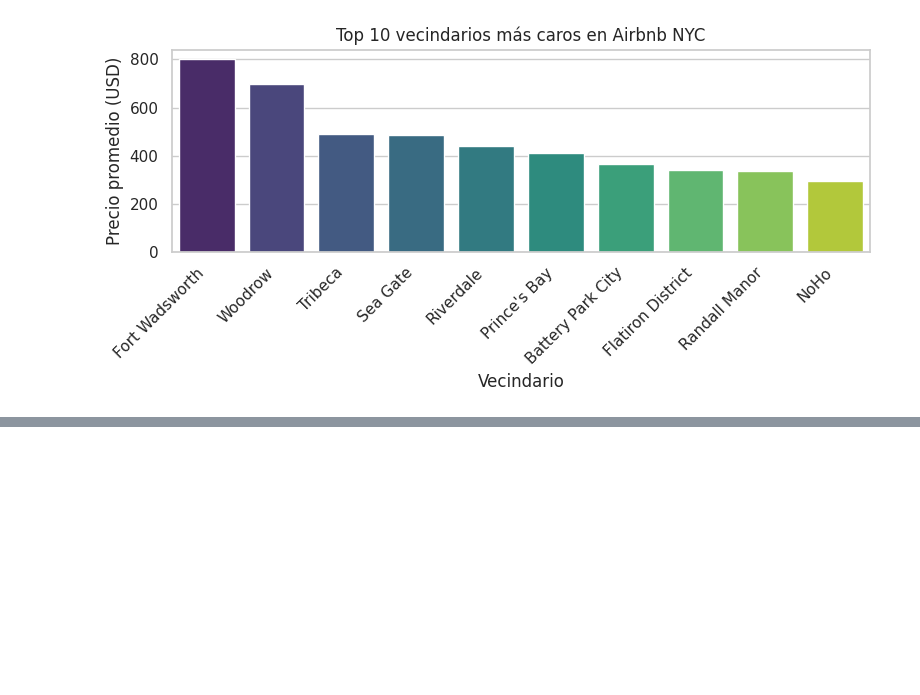
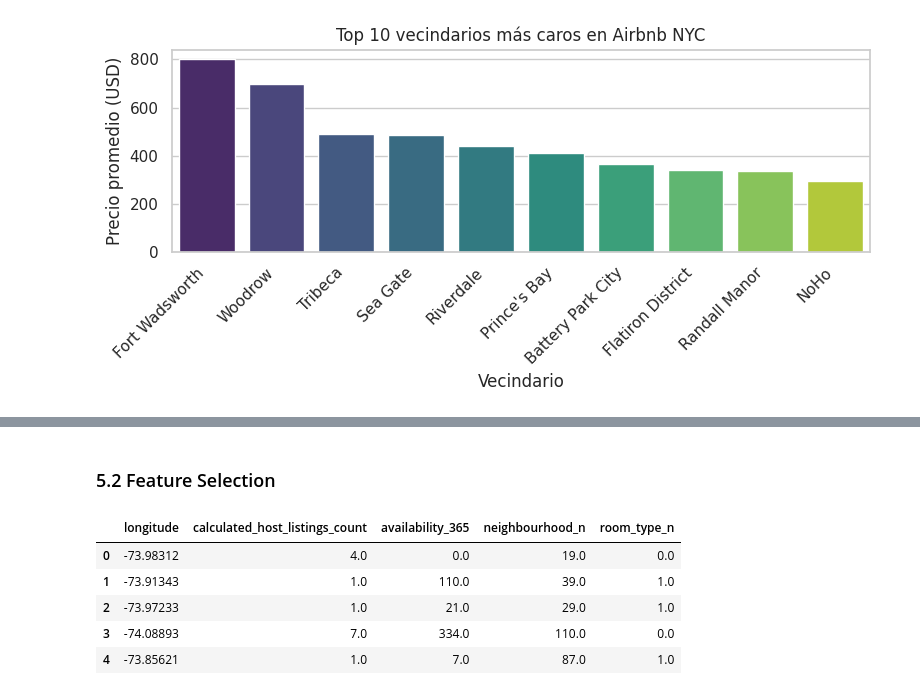
Before and after one commit to 4GeeksAcademy/carlos-gondelles-exploratory-data-analysis-project-machine-learning-python, a Jupyter notebook: src/explore.ipynb, the cells around one changed output, grey strips where cells are left out. Cells and saved outputs as stored; diff of their text form; code cells hidden in the pictures; blank space fills up the shorter version.

Commit message:
carlos-gondelles-exploratory-data-analysis-project-machine-learning-python

```diff
--- a/src/explore.ipynb
+++ b/src/explore.ipynb
@@ -531 +487,15 @@ plt.show()
+# %%
+lista_a_factorizar = ['neighbourhood_group', 'neighbourhood', 'room_type']
+
+for var in lista_a_factorizar:
+  url_transformado = "../data/processed/" + var + "_transformation_rules.json"
+  var_n = var+"_n"
+
+  df[var_n] = pd.factorize(df[var])[0]
+  df[[var_n, var]]
+
+  transformation_rules = {row[var]: row[var_n] for index, row in df[[var_n, var]].drop_duplicates().iterrows()}
+
+  with open(url_transformado, "w") as f:
+    json.dump(transformation_rules, f)
 # %% [markdown]
@@ -627,0 +559,11 @@ Archivos guardados en: ./data/processed
+# %%
+predictoras = ["latitude", "longitude", "minimum_nights", "number_of_reviews", "reviews_per_month", "calculated_host_listings_count", "availability_365", "neighbourhood_n",
+            "neighbourhood_group_n", "room_type_n"]
+target = "price"
+
+X_CON = total_data_CON_outliers.drop(target, axis = 1)[predictoras]
+X_SIN = total_data_SIN_outliers.drop(target, axis = 1)[predictoras]
+y = total_data_CON_outliers[target]
+
+X_train_CON_outliers, X_test_CON_outliers, y_train, y_test = train_test_split(X_CON, y, test_size = 0.2, random_state = 10)
+X_train_SIN_outliers, X_test_SIN_outliers = train_test_split(X_SIN, test_size = 0.2, random_state = 10)
@@ -627,0 +680,21 @@ Archivos guardados en: ./data/processed
+# %% [markdown]
+### 5.2 Feature Selection
+# %%
+X_train = X_train_CON_outliers.copy()
+X_test = X_test_CON_outliers.copy()
+
+selection_model = SelectKBest(f_classif, k = 5)
+selection_model.fit(X_train, y_train)
+
+ix = selection_model.get_support()
+X_train_sel = pd.DataFrame(selection_model.transform(X_train), columns = X_train.columns.values[ix])
+X_test_sel = pd.DataFrame(selection_model.transform(X_test), columns = X_test.columns.values[ix])
+
+X_train_sel.head()
+# %% [output]
+|  | longitude | calculated_host_listings_count | availability_365 | neighbourhood_n | room_type_n |
+| 0 | -73.98312 | 4.0 | 0.0 | 19.0 | 0.0 |
+| 1 | -73.91343 | 1.0 | 110.0 | 39.0 | 1.0 |
+| 2 | -73.97233 | 1.0 | 21.0 | 29.0 | 1.0 |
+| 3 | -74.08893 | 7.0 | 334.0 | 110.0 | 0.0 |
+| 4 | -73.85621 | 1.0 | 7.0 | 87.0 | 1.0 |
```
Also changed, not shown: parts of 21 cells of this notebook, 26 other files.
